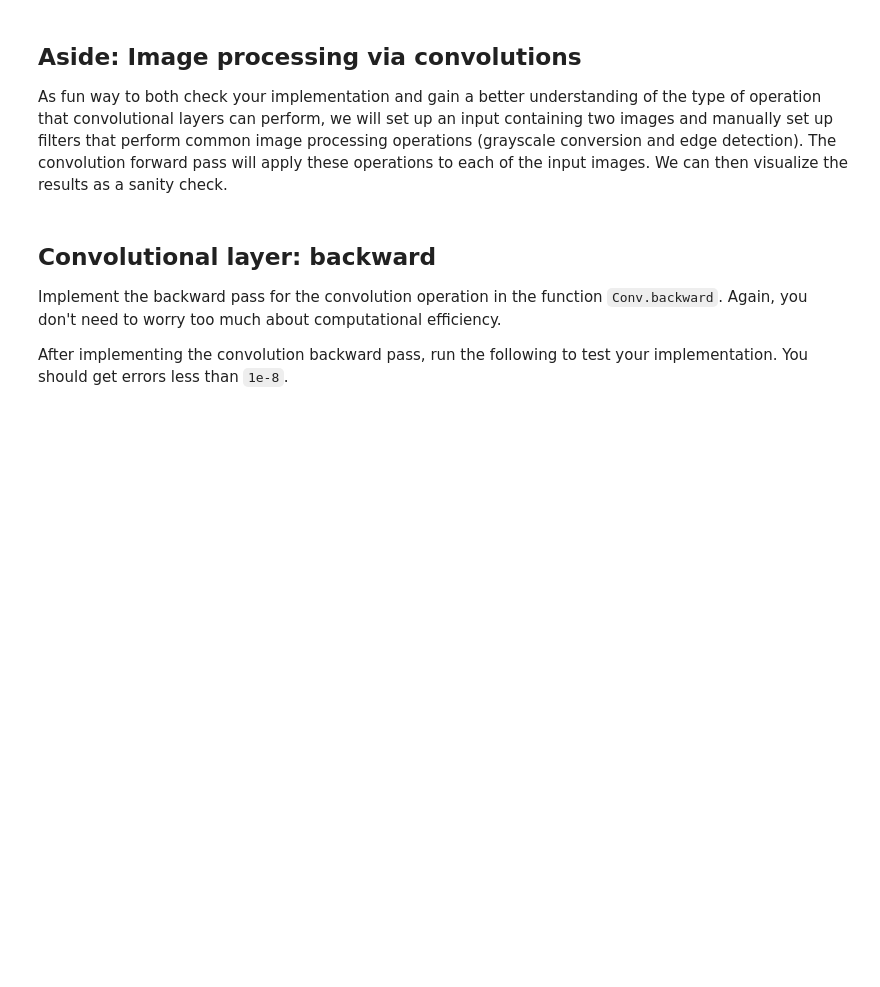
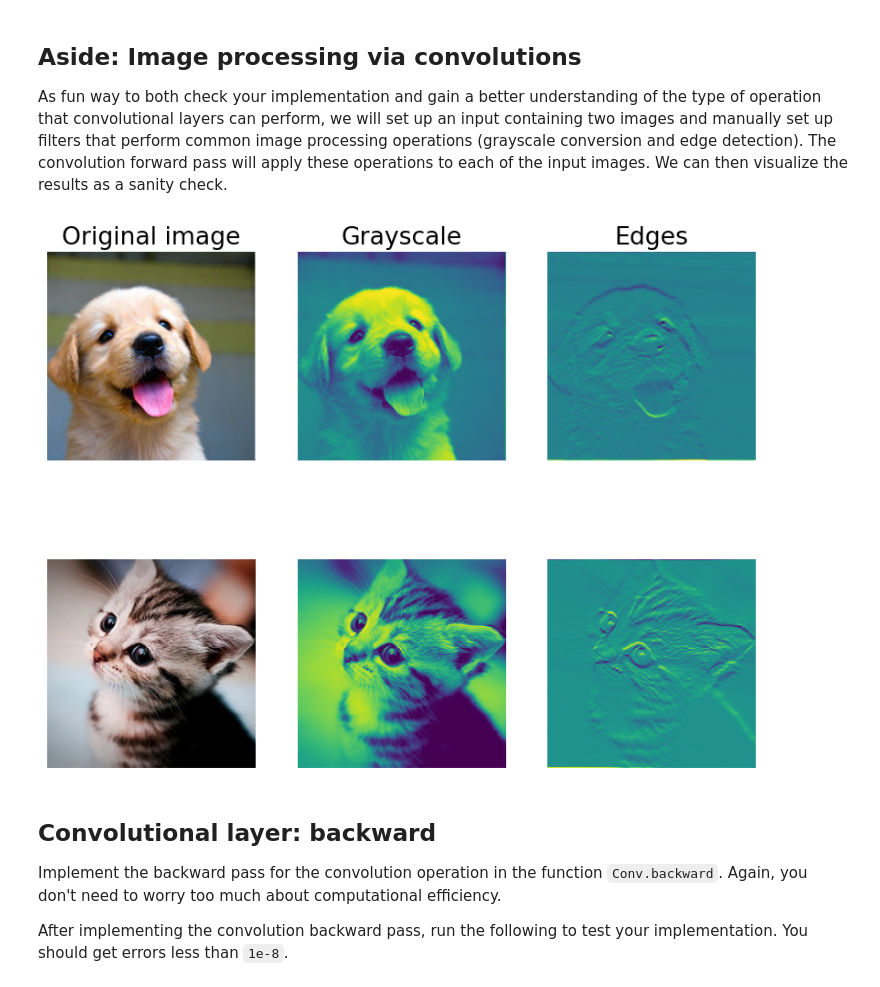
Before and after one commit to yesahmedyes/EECS598-Deep-Learning-for-Computer-Vision, a Jupyter notebook: A3/convolutional_networks.ipynb, the cells around one changed output. Drawn from its saved outputs; the diff is of its cells as text; code cells hidden in the pictures; blank space fills up the shorter version.

```diff
--- a/A3/convolutional_networks.ipynb
+++ b/A3/convolutional_networks.ipynb
@@ -188,18 +215,25 @@ from imageio import imread
 from PIL import Image
 from torchvision.transforms import ToTensor
 
-kitten_url = 'https://web.eecs.umich.edu/~justincj/teaching/eecs498/assets/a3/kitten.jpg'
-puppy_url = 'https://web.eecs.umich.edu/~justincj/teaching/eecs498/assets/a3/puppy.jpg'
+kitten_url = (
+    "https://web.eecs.umich.edu/~justincj/teaching/eecs498/assets/a3/kitten.jpg"
+)
+puppy_url = "https://web.eecs.umich.edu/~justincj/teaching/eecs498/assets/a3/puppy.jpg"
 
 kitten = imread(kitten_url)
 puppy = imread(puppy_url)
-# kitten is wide, and puppy is already square
+
 d = kitten.shape[1] - kitten.shape[0]
-kitten_cropped = kitten[:, d//2:-d//2, :]
+kitten_cropped = kitten[:, d // 2 : -d // 2, :]
 
-img_size = 200   # Make this smaller if it runs too slow
+img_size = 200  # Make this smaller if it runs too slow
+
 resized_puppy = ToTensor()(Image.fromarray(puppy).resize((img_size, img_size)))
-resized_kitten = ToTensor()(Image.fromarray(kitten_cropped).resize((img_size, img_size)))
+
+resized_kitten = ToTensor()(
+    Image.fromarray(kitten_cropped).resize((img_size, img_size))
+)
+
 x = torch.stack([resized_puppy, resized_kitten])
 
 # Set up a convolutional weights holding 2 filters, each 3x3
@@ -211,42 +245,58 @@ w[0, 0, :, :] = torch.tensor([[0, 0, 0], [0, 0.3, 0], [0, 0, 0]])
 w[0, 1, :, :] = torch.tensor([[0, 0, 0], [0, 0.6, 0], [0, 0, 0]])
 w[0, 2, :, :] = torch.tensor([[0, 0, 0], [0, 0.1, 0], [0, 0, 0]])
 
 # Second filter detects horizontal edges in the blue channel.
 w[1, 2, :, :] = torch.tensor([[1, 2, 1], [0, 0, 0], [-1, -2, -1]])
 
 # Vector of biases. We don't need any bias for the grayscale
 # filter, but for the edge detection filter we want to add 128
 # to each output so that nothing is negative.
 b = torch.tensor([0, 128], dtype=x.dtype)
 
 # Compute the result of convolving each input in x with each filter in w,
 # offsetting by b, and storing the results in out.
-out, _ = Conv.forward(x, w, b, {'stride': 1, 'pad': 1})
+out, _ = Conv.forward(x, w, b, {"stride": 1, "pad": 1})
+
 
 def imshow_no_ax(img, normalize=True):
-  """ Tiny helper to show images as uint8 and remove axis labels """
-  if normalize:
-    img_max, img_min = img.max(), img.min()
-    img = 255.0 * (img - img_min) / (img_max - img_min)
-  plt.imshow(img)
-  plt.gca().axis('off')
+    """Tiny helper to show images as uint8 and remove axis labels"""
+    if normalize:
+        img_max, img_min = img.max(), img.min()
+        img = 255.0 * (img - img_min) / (img_max - img_min)
+    plt.imshow(img)
+    plt.gca().axis("off")
+
 
 # Show the original images and the results of the conv operation
 plt.subplot(2, 3, 1)
+
 imshow_no_ax(puppy, normalize=False)
-plt.title('Original image')
+
+plt.title("Original image")
 plt.subplot(2, 3, 2)
+
 imshow_no_ax(out[0, 0])
-plt.title('Grayscale')
+
+plt.title("Grayscale")
 plt.subplot(2, 3, 3)
+
 imshow_no_ax(out[0, 1])
-plt.title('Edges')
+
+plt.title("Edges")
 plt.subplot(2, 3, 4)
+
 imshow_no_ax(kitten_cropped, normalize=False)
+
 plt.subplot(2, 3, 5)
+
 imshow_no_ax(out[1, 0])
+
 plt.subplot(2, 3, 6)
+
 imshow_no_ax(out[1, 1])
+
 plt.show()
+# %% [output]
+[figure, added]
 # %% [markdown]
 ## Convolutional layer: backward
```
Also changed, not shown: parts of 43 cells of this notebook, 6 other files.
